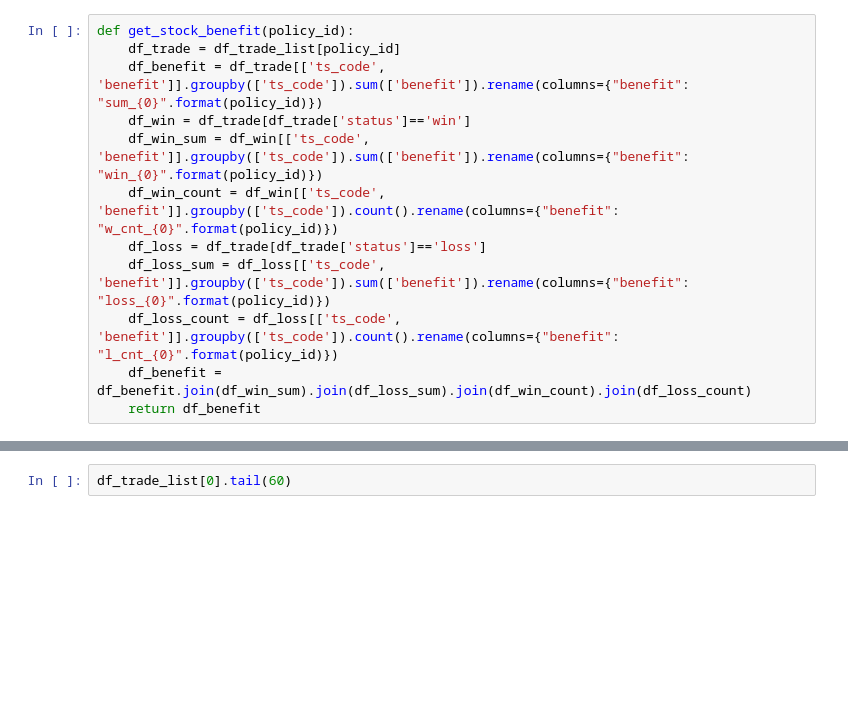
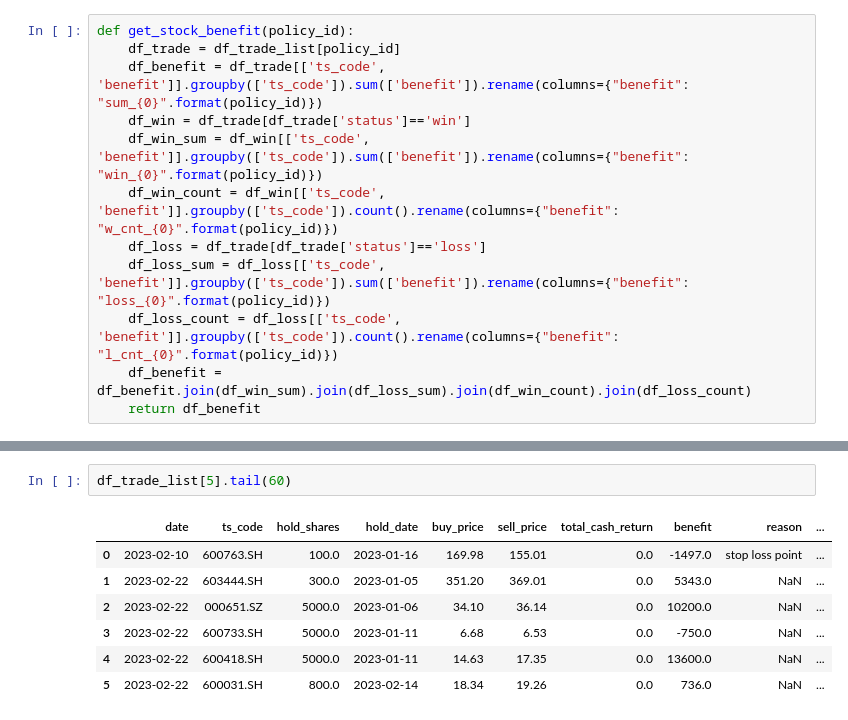
Before and after one commit to yingrui/turtle, a Jupyter notebook: notebook/investment_analysis.ipynb, the cells around one changed output, grey strips where cells are left out. Saved outputs shown, nothing was run; the diff lists cells and outputs as text; blank space fills up the shorter version.

Commit message:
log holding shares

```diff
--- a/notebook/investment_analysis.ipynb
+++ b/notebook/investment_analysis.ipynb
@@ -69,2 +105,10 @@ df_benefit.sort_values(by=['sum_0'], ascending=False)
 # %%
-df_trade_list[0].tail(60)
+df_trade_list[5].tail(60)
+# %% [output]
+|  | date | ts_code | hold_shares | hold_date | buy_price | sell_price | total_cash_return | benefit | reason | ... |
+| 0 | 2023-02-10 | 600763.SH | 100.0 | 2023-01-16 | 169.98 | 155.01 | 0.0 | -1497.0 | stop loss point | ... |
+| 1 | 2023-02-22 | 603444.SH | 300.0 | 2023-01-05 | 351.20 | 369.01 | 0.0 | 5343.0 | NaN | ... |
+| 2 | 2023-02-22 | 000651.SZ | 5000.0 | 2023-01-06 | 34.10 | 36.14 | 0.0 | 10200.0 | NaN | ... |
+| 3 | 2023-02-22 | 600733.SH | 5000.0 | 2023-01-11 | 6.68 | 6.53 | 0.0 | -750.0 | NaN | ... |
+| 4 | 2023-02-22 | 600418.SH | 5000.0 | 2023-01-11 | 14.63 | 17.35 | 0.0 | 13600.0 | NaN | ... |
+| 5 | 2023-02-22 | 600031.SH | 800.0 | 2023-02-14 | 18.34 | 19.26 | 0.0 | 736.0 | NaN | ... |
```
Also changed, not shown: parts of 6 cells of this notebook, 4 other files.
